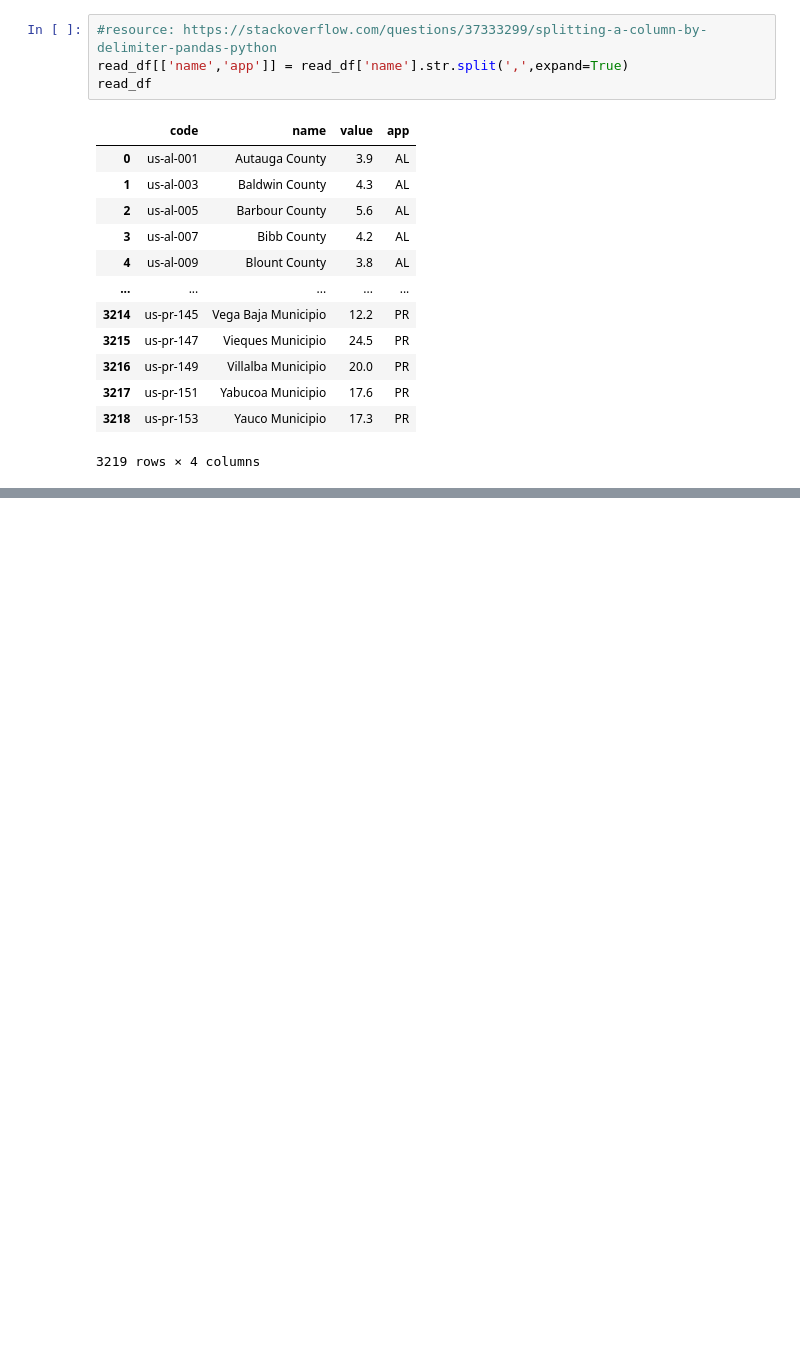
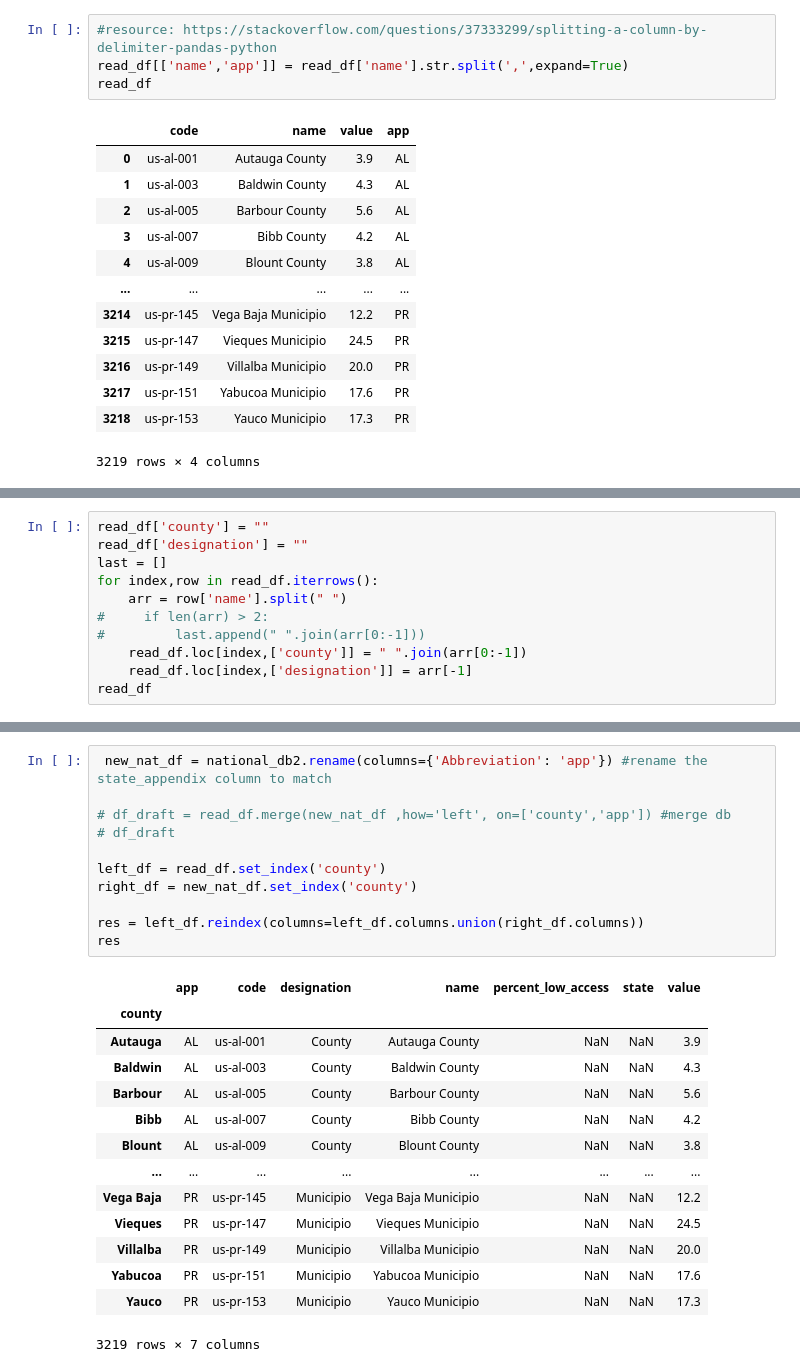
Before and after one commit to george-simon/US-Food-Deserts-Project2, a Jupyter notebook: resources/data/national-counties-highchart.ipynb, the cells around one changed output, grey strips where cells are left out. Cells and saved outputs as stored; diff of their text form; blank space fills up the shorter version.

Commit message:
index changes

```diff
--- a/resources/data/national-counties-highchart.ipynb
+++ b/resources/data/national-counties-highchart.ipynb
@@ -157,0 +159,11 @@ read_df
+# %%
+read_df['county'] = ""
+read_df['designation'] = ""
+last = []
+for index,row in read_df.iterrows():
+    arr = row['name'].split(" ")
+#     if len(arr) > 2:
+#         last.append(" ".join(arr[0:-1]))
+    read_df.loc[index,['county']] = " ".join(arr[0:-1])
+    read_df.loc[index,['designation']] = arr[-1]
+read_df
@@ -157,0 +184,26 @@ read_df
+# %%
+ new_nat_df = national_db2.rename(columns={'Abbreviation': 'app'}) #rename the state_appendix column to match
+
+# df_draft = read_df.merge(new_nat_df ,how='left', on=['county','app']) #merge db
+# df_draft
+
+left_df = read_df.set_index('county')
+right_df = new_nat_df.set_index('county')
+
+res = left_df.reindex(columns=left_df.columns.union(right_df.columns))
+res
+# %% [output]
+|  | app | code | designation | name | percent_low_access | state | value |
+| county |  |  |  |  |  |  |  |
+| Autauga | AL | us-al-001 | County | Autauga County | NaN | NaN | 3.9 |
+| Baldwin | AL | us-al-003 | County | Baldwin County | NaN | NaN | 4.3 |
+| Barbour | AL | us-al-005 | County | Barbour County | NaN | NaN | 5.6 |
+| Bibb | AL | us-al-007 | County | Bibb County | NaN | NaN | 4.2 |
+| Blount | AL | us-al-009 | County | Blount County | NaN | NaN | 3.8 |
+| ... | ... | ... | ... | ... | ... | ... | ... |
+| Vega Baja | PR | us-pr-145 | Municipio | Vega Baja Municipio | NaN | NaN | 12.2 |
+| Vieques | PR | us-pr-147 | Municipio | Vieques Municipio | NaN | NaN | 24.5 |
+| Villalba | PR | us-pr-149 | Municipio | Villalba Municipio | NaN | NaN | 20.0 |
+| Yabucoa | PR | us-pr-151 | Municipio | Yabucoa Municipio | NaN | NaN | 17.6 |
+| Yauco | PR | us-pr-153 | Municipio | Yauco Municipio | NaN | NaN | 17.3 |
+3219 rows × 7 columns
```
Also changed, not shown: parts of 4 cells of this notebook, 9 other files.
